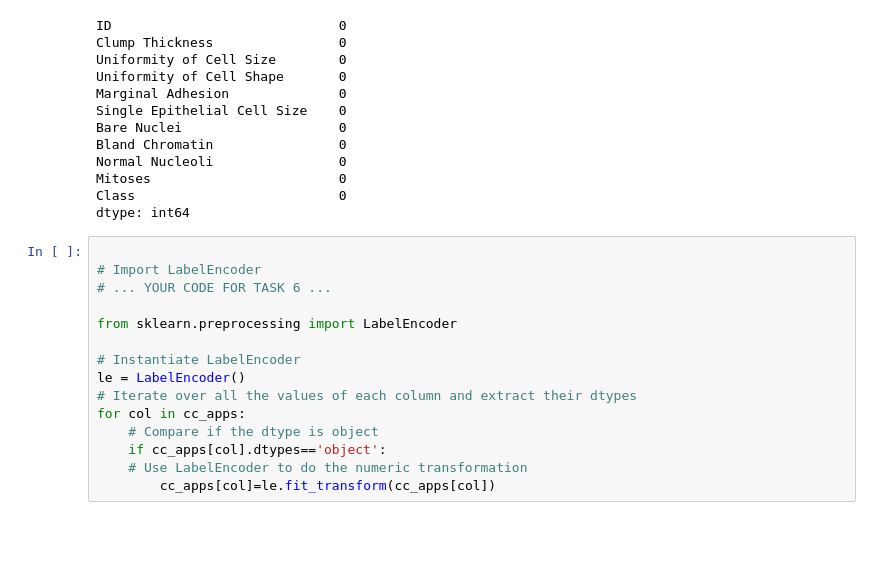
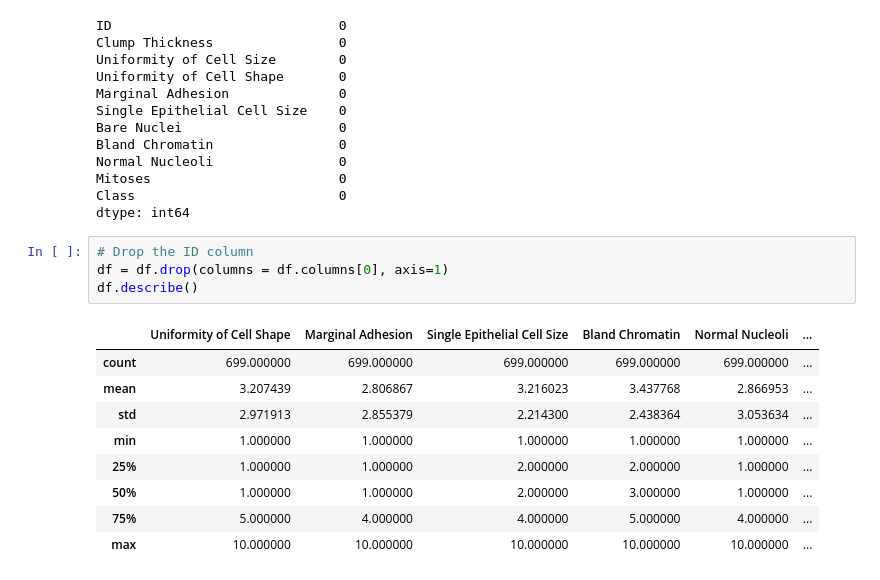
Before and after one commit to tshepojrampai/breast_cancer_prediction, a Jupyter notebook: breast_cancer_prediction.ipynb, the cells around one changed output. Drawn from its saved outputs; the diff is of its cells as text; blank space fills up the shorter version.

```diff
--- a/breast_cancer_prediction.ipynb
+++ b/breast_cancer_prediction.ipynb
@@ -57,18 +57,17 @@ Normal Nucleoli                0
 Mitoses                        0
 Class                          0
 dtype: int64
-# %%
-
-# Import LabelEncoder
-# ... YOUR CODE FOR TASK 6 ...
-
-from sklearn.preprocessing import LabelEncoder
-
-# Instantiate LabelEncoder
-le = LabelEncoder()
-# Iterate over all the values of each column and extract their dtypes
-for col in cc_apps:
-    # Compare if the dtype is object
-    if cc_apps[col].dtypes=='object':
-    # Use LabelEncoder to do the numeric transformation
-        cc_apps[col]=le.fit_transform(cc_apps[col])
+# %%
+# Drop the ID column
+df = df.drop(columns = df.columns[0], axis=1)
+df.describe()
+# %% [output]
+|  | Uniformity of Cell Shape | Marginal Adhesion | Single Epithelial Cell Size | Bland Chromatin | Normal Nucleoli | ... |
+| count | 699.000000 | 699.000000 | 699.000000 | 699.000000 | 699.000000 | ... |
+| mean | 3.207439 | 2.806867 | 3.216023 | 3.437768 | 2.866953 | ... |
+| std | 2.971913 | 2.855379 | 2.214300 | 2.438364 | 3.053634 | ... |
+| min | 1.000000 | 1.000000 | 1.000000 | 1.000000 | 1.000000 | ... |
+| 25% | 1.000000 | 1.000000 | 2.000000 | 2.000000 | 1.000000 | ... |
+| 50% | 1.000000 | 1.000000 | 2.000000 | 3.000000 | 1.000000 | ... |
+| 75% | 5.000000 | 4.000000 | 4.000000 | 5.000000 | 4.000000 | ... |
+| max | 10.000000 | 10.000000 | 10.000000 | 10.000000 | 10.000000 | ... |
```
Also changed, not shown: parts of 1 cell of this notebook.
